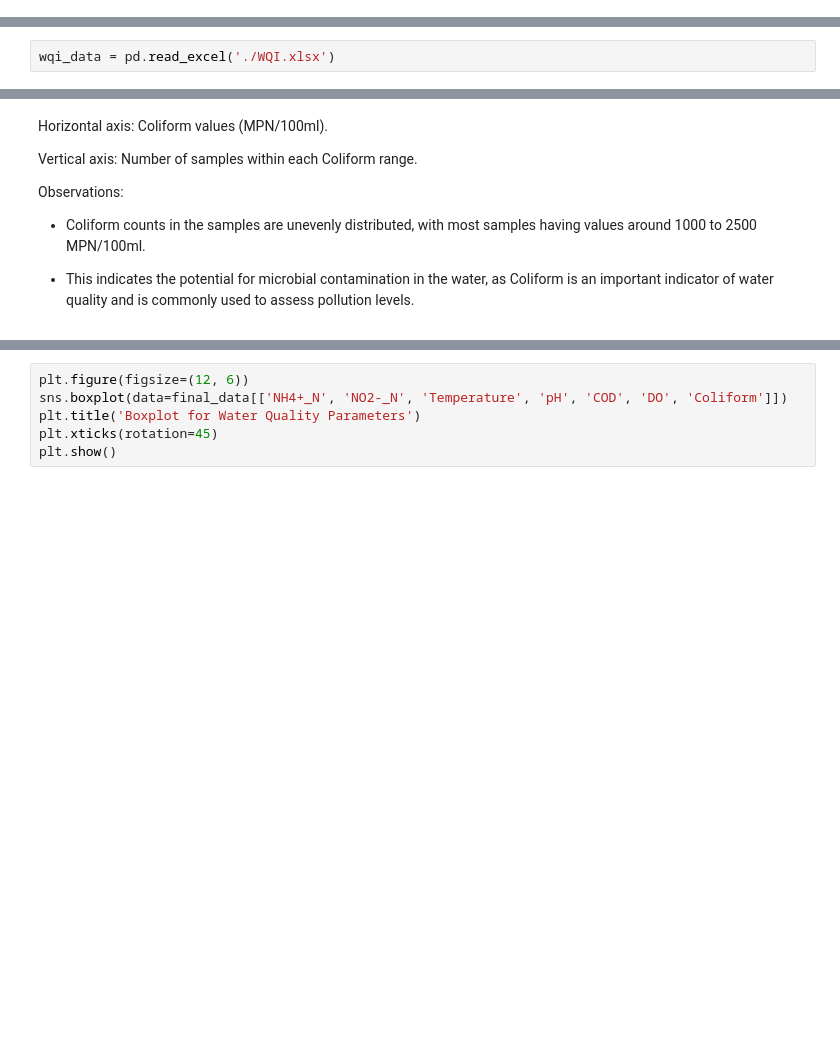
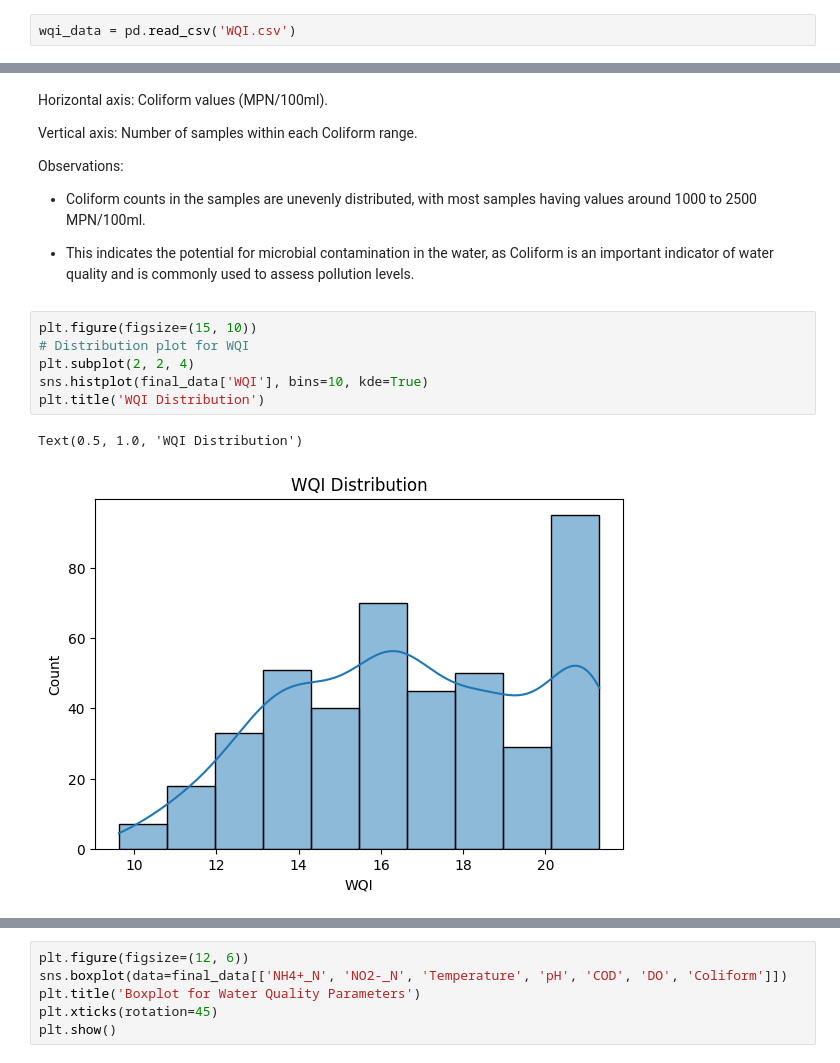
Before and after one commit to OppenTona/Predict-WQI, a Jupyter notebook: 2560895_ToanNguyenThe_WQI_Predict - Removing PH.ipynb, the cells around one changed output, grey strips where cells are left out. Cells and saved outputs as stored; diff of their text form; blank space fills up the shorter version.

```diff
--- a/2560895_ToanNguyenThe_WQI_Predict - Removing PH.ipynb
+++ b/2560895_ToanNguyenThe_WQI_Predict - Removing PH.ipynb
@@ -34,3 +34,5 @@ Requirement already satisfied: pytz>=2020.1 in c:\users\admin\appdata\local\mini
 Requirement already satisfied: tzdata>=2022.7 in c:\users\admin\appdata\local\miniconda3\lib\site-packages (from pandas) (2025.2)
 Requirement already satisfied: et-xmlfile in c:\users\admin\appdata\local\miniconda3\lib\site-packages (from openpyxl) (2.0.0)
 Requirement already satisfied: six>=1.5 in c:\users\admin\appdata\local\miniconda3\lib\site-packages (from python-dateutil>=2.7->matplotlib) (1.17.0)
+# %%
+wqi_data = pd.read_csv('WQI.csv')
@@ -43,5 +85,3 @@ Requirement already satisfied: six>=1.5 in c:\users\admin\appdata\local\minicond
 **Drop irrelevant columns**
 
 It will significantly reduce the time and effort you need to invest. As a general guideline, columns containing IDs, dates, or irrelevant information are typically considered redundant and offer little value for predictive analysis.
-# %%
-wqi_data = pd.read_excel('./WQI.xlsx')
@@ -359,3 +361,12 @@ Observations:
 - Coliform counts in the samples are unevenly distributed, with most samples having values around 1000 to 2500 MPN/100ml.
 
 - This indicates the potential for microbial contamination in the water, as Coliform is an important indicator of water quality and is commonly used to assess pollution levels.
+# %%
+plt.figure(figsize=(15, 10))
+# Distribution plot for WQI
+plt.subplot(2, 2, 4)
+sns.histplot(final_data['WQI'], bins=10, kde=True)
+plt.title('WQI Distribution')
+# %% [output]
+Text(0.5, 1.0, 'WQI Distribution')
+[figure, added]
```
Also changed, not shown: parts of 21 cells of this notebook, 1 other file.
